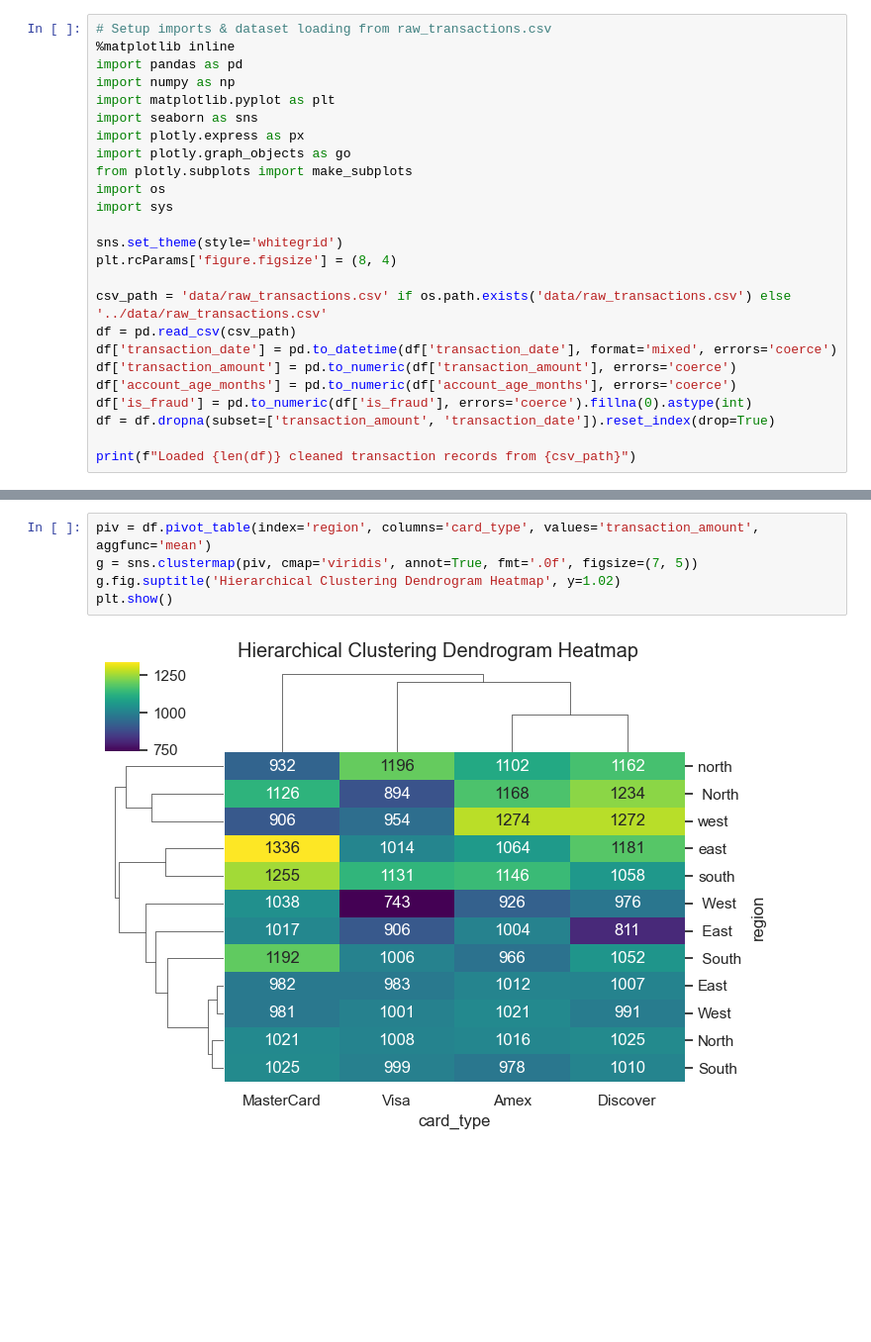
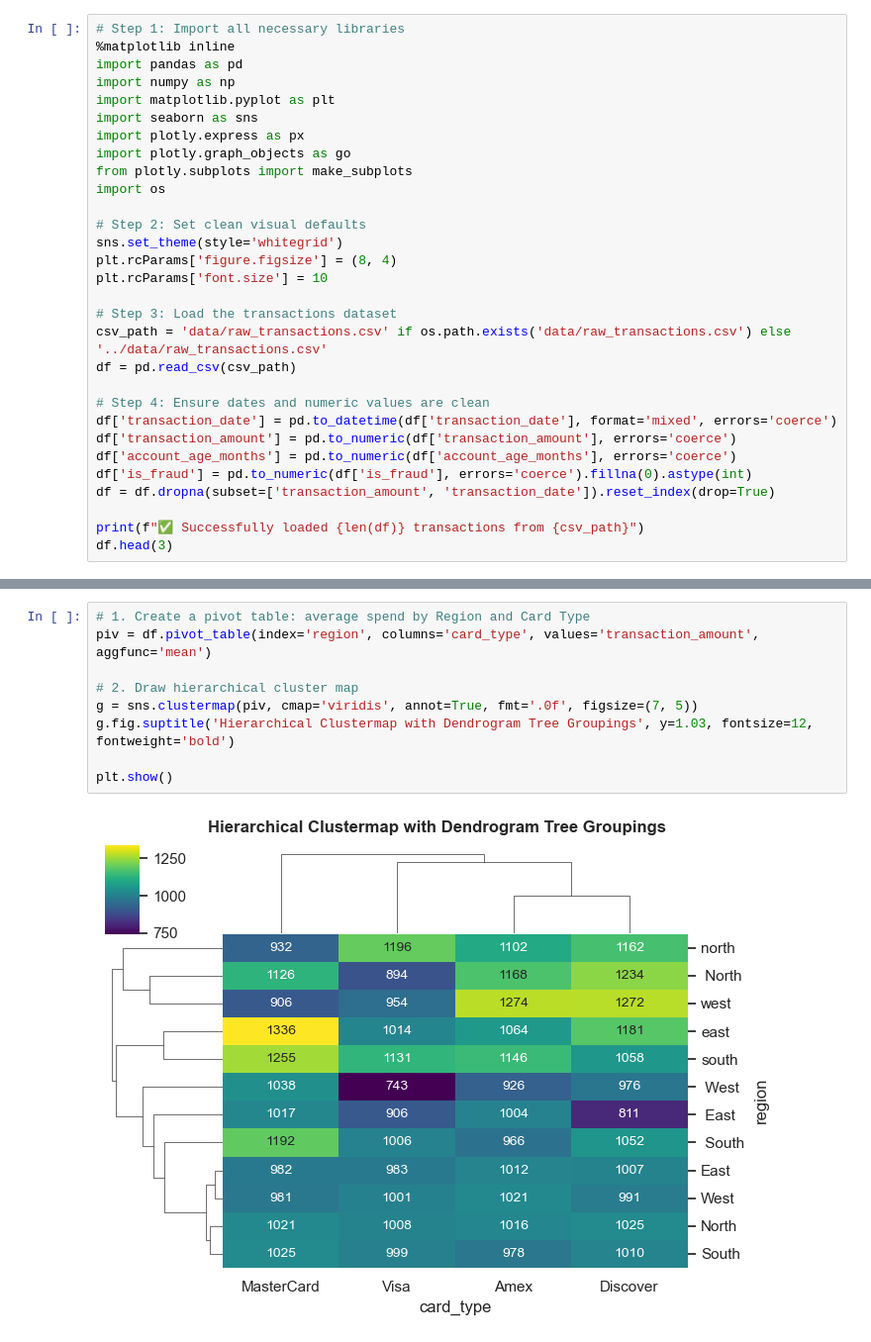
Before and after one commit to iankurbhatt/investigate-pandas, a Jupyter notebook: investigate_data_visualization/seaborn_matrix_joint_grids.ipynb, the cells around one changed output, grey strips where cells are left out. Shown at 99% size. Drawn from its saved outputs; the diff is of its cells as text; blank space fills up the shorter version.

```diff
--- a/investigate_data_visualization/seaborn_matrix_joint_grids.ipynb
+++ b/investigate_data_visualization/seaborn_matrix_joint_grids.ipynb
@@ -12,5 +16,5 @@ This interactive revision guide uses `data/raw_transactions.csv` with 1-to-1 ato
 # %%
-# Setup imports & dataset loading from raw_transactions.csv
+# Step 1: Import all necessary libraries
 %matplotlib inline
 import pandas as pd
 import numpy as np
@@ -20,18 +24,23 @@ import plotly.express as px
 import plotly.graph_objects as go
 from plotly.subplots import make_subplots
 import os
-import sys
 
+# Step 2: Set clean visual defaults
 sns.set_theme(style='whitegrid')
 plt.rcParams['figure.figsize'] = (8, 4)
+plt.rcParams['font.size'] = 10
 
+# Step 3: Load the transactions dataset
 csv_path = 'data/raw_transactions.csv' if os.path.exists('data/raw_transactions.csv') else '../data/raw_transactions.csv'
 df = pd.read_csv(csv_path)
+
+# Step 4: Ensure dates and numeric values are clean
 df['transaction_date'] = pd.to_datetime(df['transaction_date'], format='mixed', errors='coerce')
 df['transaction_amount'] = pd.to_numeric(df['transaction_amount'], errors='coerce')
 df['account_age_months'] = pd.to_numeric(df['account_age_months'], errors='coerce')
 df['is_fraud'] = pd.to_numeric(df['is_fraud'], errors='coerce').fillna(0).astype(int)
 df = df.dropna(subset=['transaction_amount', 'transaction_date']).reset_index(drop=True)
 
-print(f"Loaded {len(df)} cleaned transaction records from {csv_path}")
+print(f"✅ Successfully loaded {len(df)} transactions from {csv_path}")
+df.head(3)
 # %% [output]
@@ -57,7 +86,11 @@ plt.show()
 # %%
+# 1. Create a pivot table: average spend by Region and Card Type
 piv = df.pivot_table(index='region', columns='card_type', values='transaction_amount', aggfunc='mean')
+
+# 2. Draw hierarchical cluster map
 g = sns.clustermap(piv, cmap='viridis', annot=True, fmt='.0f', figsize=(7, 5))
-g.fig.suptitle('Hierarchical Clustering Dendrogram Heatmap', y=1.02)
+g.fig.suptitle('Hierarchical Clustermap with Dendrogram Tree Groupings', y=1.03, fontsize=12, fontweight='bold')
+
 plt.show()
 # %% [output]
-[figure, old version]
+[figure, new version]
```
Also changed, not shown: parts of 23 cells of this notebook, 5 other files.
